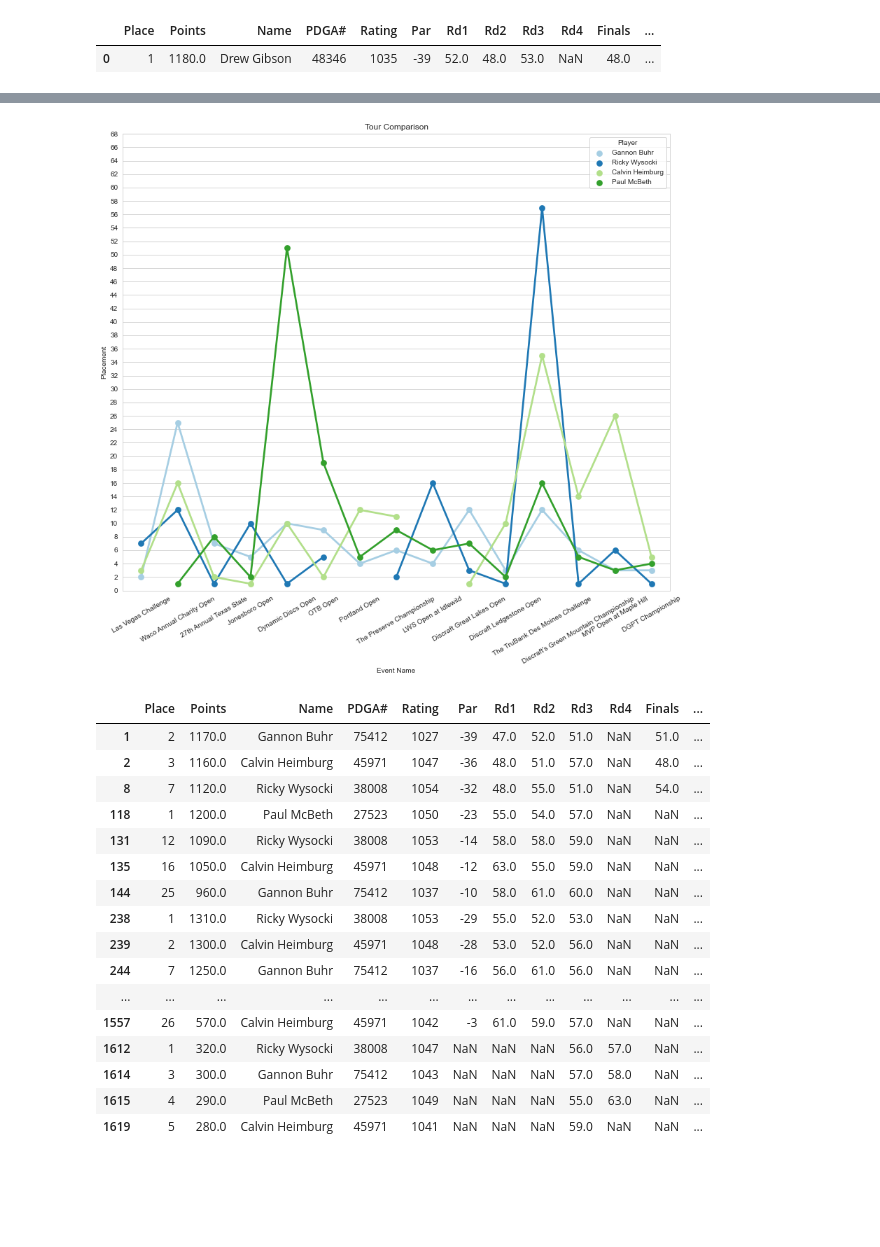
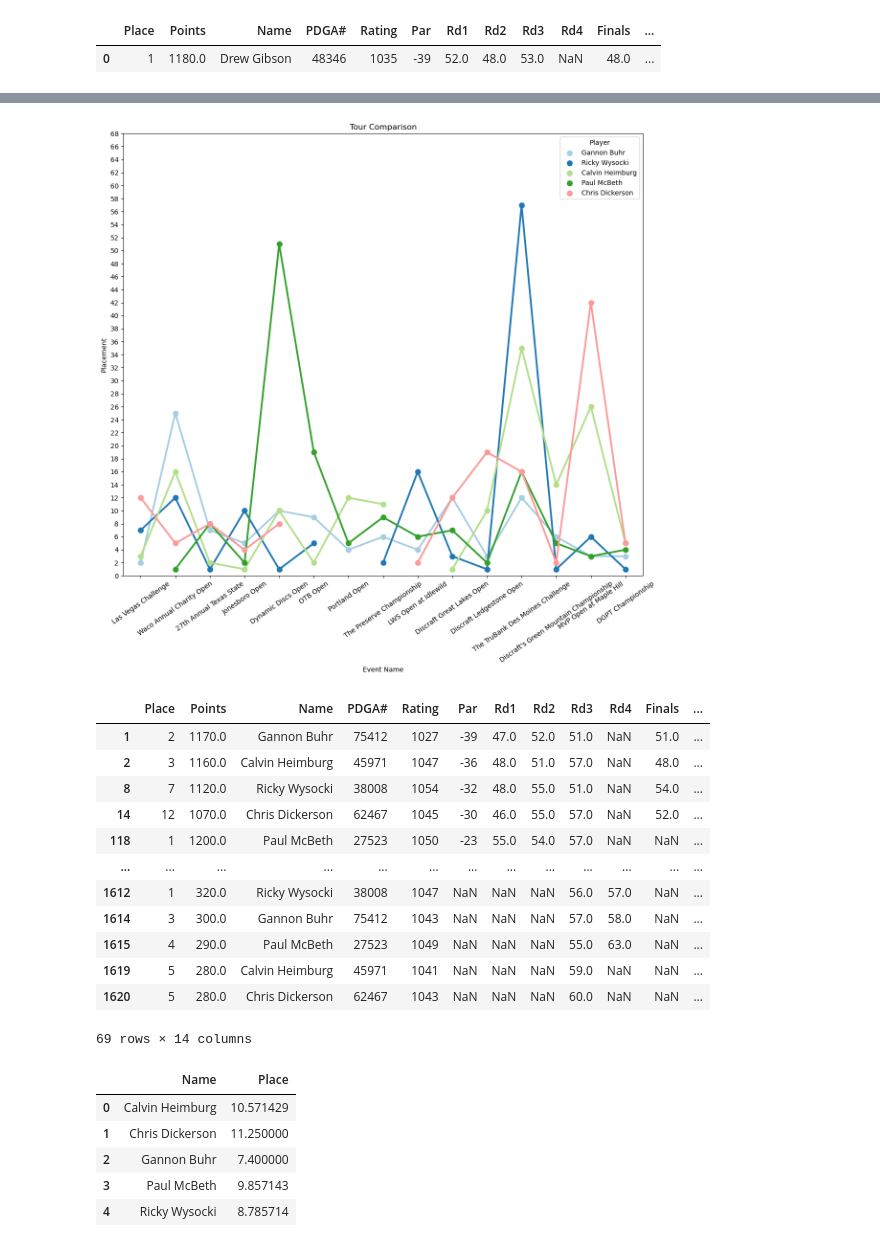
Before and after one commit to jamorgan8/disc-golf-analysis, a Jupyter notebook: notebooks/Analysis.ipynb, the cells around one changed output, grey strips where cells are left out. Drawn from its saved outputs; the diff is of its cells as text; code cells hidden in the pictures; blank space fills up the shorter version.

Commit message:
refining presentation visuals. converting grid to graph

```diff
--- a/notebooks/Analysis.ipynb
+++ b/notebooks/Analysis.ipynb
@@ -232,6 +290,7 @@ gan = pd.DataFrame({'x':["Las Vegas Challenge",
                          "MVP Open at Maple Hill",
                          "DGPT Championship"],
                     'y':[2,25,7,5,10,9,4,6,4,12,3,12,6,3,3],})
+
 rick = pd.DataFrame({'x':["Las Vegas Challenge",
                          "Waco Annual Charity Open",
                          "27th Annual Texas State",
@@ -247,6 +306,7 @@ rick = pd.DataFrame({'x':["Las Vegas Challenge",
                          "MVP Open at Maple Hill",
                          "DGPT Championship"],
                      'y':[7,12,1,10,1,5,2,16,3,1,57,1,6,1]})
+
 calv = pd.DataFrame({'x':["Las Vegas Challenge",
                          "Waco Annual Charity Open",
                          "27th Annual Texas State",
@@ -262,60 +322,83 @@ calv = pd.DataFrame({'x':["Las Vegas Challenge",
                          "MVP Open at Maple Hill",
                          "DGPT Championship"],
                       'y':[3,16,2,1,10,2,12,11,1,10,35,14,26,5]})
+
 pau = pd.DataFrame({'x':["Waco Annual Charity Open",
                          "27th Annual Texas State",
                          "Jonesboro Open",
                          "Dynamic Discs Open",
                          "OTB Open",
                          "Portland Open",
                          "The Preserve Championship",
                          "LWS Open at Idlewild",
                          "Discraft Great Lakes Open",
                          "Discraft Ledgestone Open",
                          "The TruBank Des Moines Challenge",
                          "Discraft's Green Mountain Championship",
                          "MVP Open at Maple Hill",
                          "DGPT Championship"],
                     'y':[1,8,2,51,19,5,9,6,7,2,16,5,3,4],})
+
+chr = pd.DataFrame({'x':["Las Vegas Challenge",
+                         "Waco Annual Charity Open",
+                         "27th Annual Texas State",
+                         "Jonesboro Open",
+                         "Dynamic Discs Open",
+                         "LWS Open at Idlewild",
+                         "Discraft Great Lakes Open",
+                         "Discraft Ledgestone Open",
+                         "The TruBank Des Moines Challenge",
+                         "Discraft's Green Mountain Championship",
+                         "MVP Open at Maple Hill",
+                         "DGPT Championship"],
+                    'y':[12,5,8,4,8,2,12,19,16,2,42,5]})
+
 yticks = np.arange(0, 70, 2) ##sets y ticks. parameters = (start, stop, step)
 
 gan['Player'] = 'Gannon Buhr'
 rick['Player'] = 'Ricky Wysocki'
 calv['Player'] = 'Calvin Heimburg'
 pau['Player'] = 'Paul McBeth'
-res=pd.concat([gan,rick,calv,pau])
+chr['Player'] = 'Chris Dickerson'
+res=pd.concat([gan,rick,calv,pau,chr])
 #sns.set_style('whitegrid')
 fig, ax = plt.subplots(figsize=(14,12))
 sns.pointplot(x='x', y='y', data=res, hue='Player', palette='Paired', ax=ax)
 #plt.grid(axis='both')
 plt.xlabel('Event Name')
 plt.ylabel('Placement')
 plt.ylim(0, 60)
 plt.yticks(yticks)
-plt.xticks(rotation = 30)
+plt.xticks(rotation = 35)
 plt.title('Tour Comparison')
 plt.savefig('../assets/tour-comp.png')
 plt.show()
 # %% [output]
-[figure, old version]
+[figure, new version]
 # %%
-grid = tour.loc[(tour['Name']=='Gannon Buhr')|(tour['Name']=='Ricky Wysocki')|(tour['Name']=='Paul McBeth')|(tour['Name']=='Calvin Heimburg')]
+grid = tour.loc[(tour['Name']=='Gannon Buhr')|(tour['Name']=='Ricky Wysocki')|(tour['Name']=='Paul McBeth')|(tour['Name']=='Calvin Heimburg')|(tour['Name']=='Chris Dickerson')]
 grid
 # %% [output]
 |  | Place | Points | Name | PDGA# | Rating | Par | Rd1 | Rd2 | Rd3 | Rd4 | Finals | ... |
 | 1 | 2 | 1170.0 | Gannon Buhr | 75412 | 1027 | -39 | 47.0 | 52.0 | 51.0 | NaN | 51.0 | ... |
 | 2 | 3 | 1160.0 | Calvin Heimburg | 45971 | 1047 | -36 | 48.0 | 51.0 | 57.0 | NaN | 48.0 | ... |
 | 8 | 7 | 1120.0 | Ricky Wysocki | 38008 | 1054 | -32 | 48.0 | 55.0 | 51.0 | NaN | 54.0 | ... |
+| 14 | 12 | 1070.0 | Chris Dickerson | 62467 | 1045 | -30 | 46.0 | 55.0 | 57.0 | NaN | 52.0 | ... |
 | 118 | 1 | 1200.0 | Paul McBeth | 27523 | 1050 | -23 | 55.0 | 54.0 | 57.0 | NaN | NaN | ... |
-| 131 | 12 | 1090.0 | Ricky Wysocki | 38008 | 1053 | -14 | 58.0 | 58.0 | 59.0 | NaN | NaN | ... |
-| 135 | 16 | 1050.0 | Calvin Heimburg | 45971 | 1048 | -12 | 63.0 | 55.0 | 59.0 | NaN | NaN | ... |
-| 144 | 25 | 960.0 | Gannon Buhr | 75412 | 1037 | -10 | 58.0 | 61.0 | 60.0 | NaN | NaN | ... |
-| 238 | 1 | 1310.0 | Ricky Wysocki | 38008 | 1053 | -29 | 55.0 | 52.0 | 53.0 | NaN | NaN | ... |
-| 239 | 2 | 1300.0 | Calvin Heimburg | 45971 | 1048 | -28 | 53.0 | 52.0 | 56.0 | NaN | NaN | ... |
-| 244 | 7 | 1250.0 | Gannon Buhr | 75412 | 1037 | -16 | 56.0 | 61.0 | 56.0 | NaN | NaN | ... |
 | ... | ... | ... | ... | ... | ... | ... | ... | ... | ... | ... | ... | ... |
-| 1557 | 26 | 570.0 | Calvin Heimburg | 45971 | 1042 | -3 | 61.0 | 59.0 | 57.0 | NaN | NaN | ... |
 | 1612 | 1 | 320.0 | Ricky Wysocki | 38008 | 1047 | NaN | NaN | NaN | 56.0 | 57.0 | NaN | ... |
 | 1614 | 3 | 300.0 | Gannon Buhr | 75412 | 1043 | NaN | NaN | NaN | 57.0 | 58.0 | NaN | ... |
 | 1615 | 4 | 290.0 | Paul McBeth | 27523 | 1049 | NaN | NaN | NaN | 55.0 | 63.0 | NaN | ... |
 | 1619 | 5 | 280.0 | Calvin Heimburg | 45971 | 1041 | NaN | NaN | NaN | 59.0 | NaN | NaN | ... |
+| 1620 | 5 | 280.0 | Chris Dickerson | 62467 | 1043 | NaN | NaN | NaN | 60.0 | NaN | NaN | ... |
+69 rows × 14 columns
+# %%
+avg_place = grid.groupby('Name', as_index=False)['Place'].mean()
+avg_place
+# %% [output]
+|  | Name | Place |
+| 0 | Calvin Heimburg | 10.571429 |
+| 1 | Chris Dickerson | 11.250000 |
+| 2 | Gannon Buhr | 7.400000 |
+| 3 | Paul McBeth | 9.857143 |
+| 4 | Ricky Wysocki | 8.785714 |
```
Also changed, not shown: parts of 19 cells of this notebook, 5 other files.
